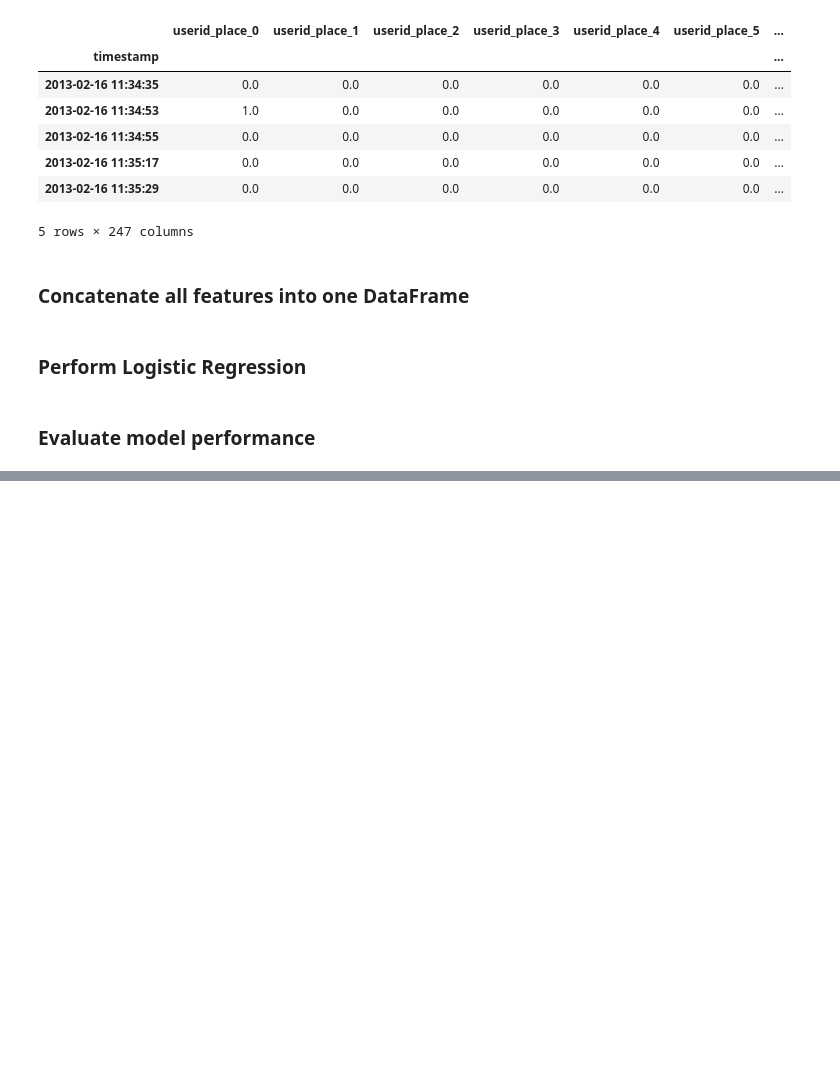
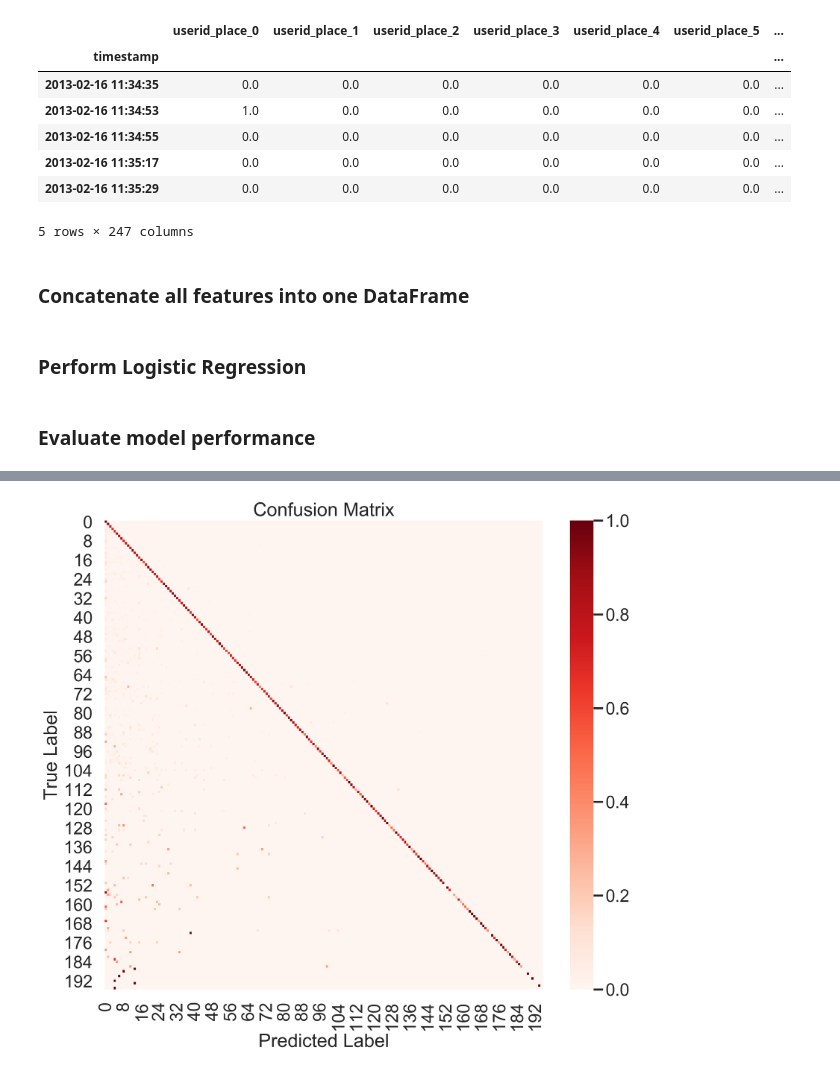
Before and after one commit to kevinlimk/FoursquareTokyo, a Jupyter notebook: 04_machinelearning.ipynb, the cells around one changed output, grey strips where cells are left out. Saved outputs shown, nothing was run; the diff lists cells and outputs as text; code cells hidden in the pictures; blank space fills up the shorter version.

Commit message:
add confusion matrix and precision-recall

```diff
--- a/04_machinelearning.ipynb
+++ b/04_machinelearning.ipynb
@@ -13,3 +21,8 @@ from sklearn.metrics import f1_score
+# %%
+sns.set_style("whitegrid")
+sns.set_context("poster")
+rcParams['figure.figsize'] = (12.5, 11)
+rcParams['figure.dpi'] = 250
 # %% [markdown]
 ### Load engineered features
 # %%
@@ -84 +98,9 @@ Test Accuracy: 86.05%
 F1 score: 0.86
+# %%
+cm = confusion_matrix(ytest, ytest_pred, normalize='true')
+sns.heatmap(cm, cmap='Reds')
+plt.title("Confusion Matrix")
+plt.xlabel("Predicted Label")
+plt.ylabel("True Label");
+# %% [output]
+[figure, added]
```
Also changed, not shown: parts of 5 cells of this notebook, 3 other files.
